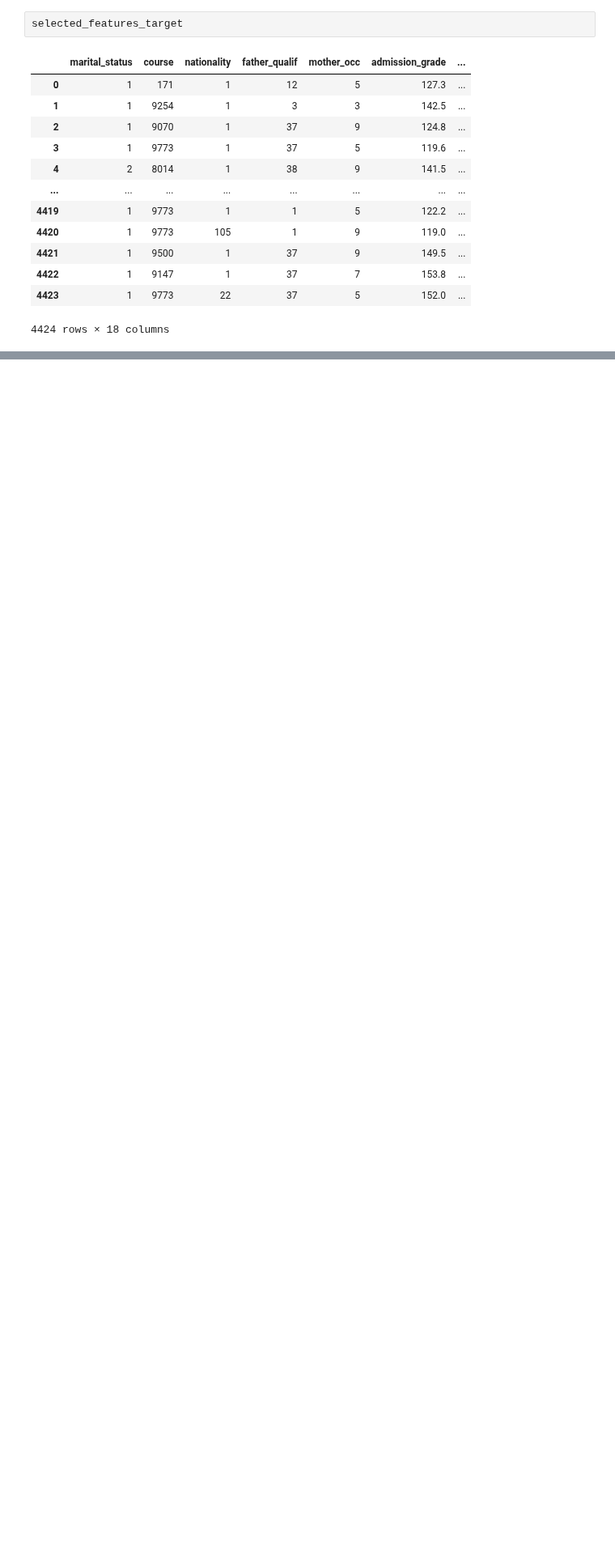
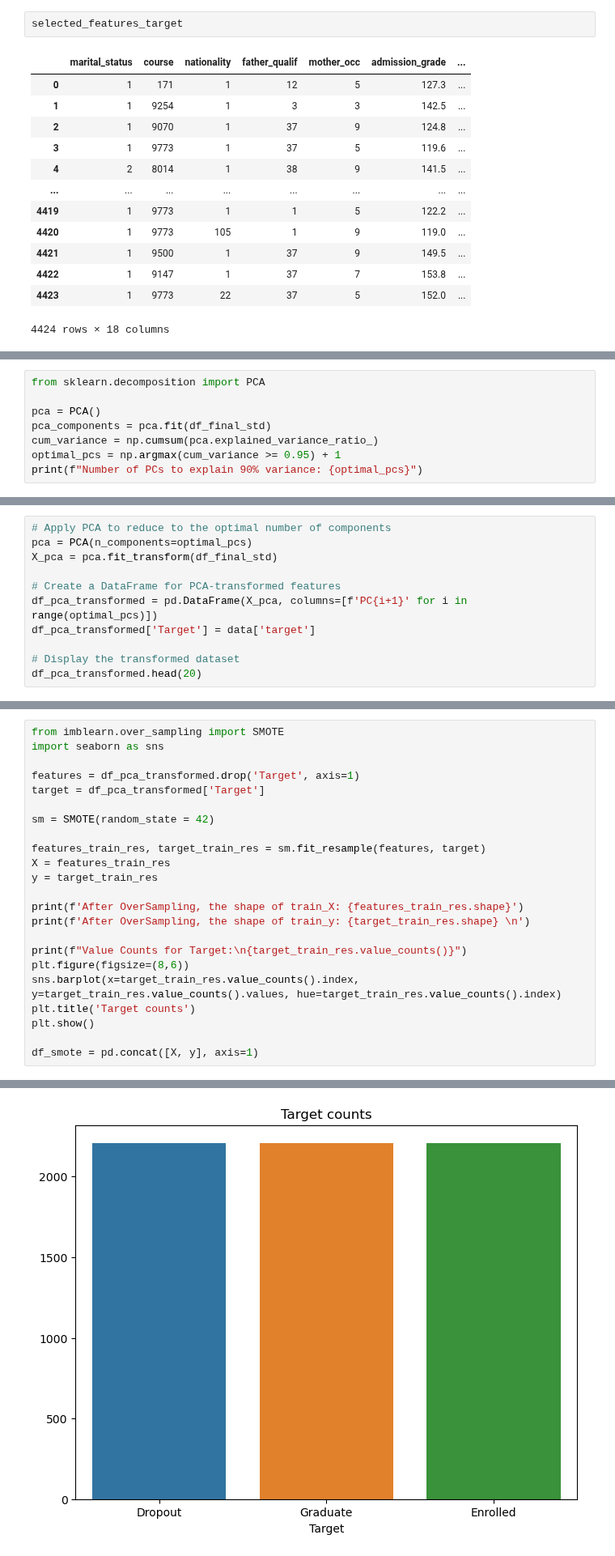
Before and after one commit to MSC-DS-Y1/Applied-Machine-Learning-Project, a Jupyter notebook: src/dataset/data_cleaning.ipynb, the cells around one changed output, grey strips where cells are left out. Shown at 81% size. Drawn from its saved outputs; the diff is of its cells as text; blank space fills up the shorter version.

Commit message:
Modified data cleaning file

```diff
--- a/src/dataset/data_cleaning.ipynb
+++ b/src/dataset/data_cleaning.ipynb
@@ -396,0 +405,8 @@ selected_features_target
+# %%
+from sklearn.decomposition import PCA
+
+pca = PCA()
+pca_components = pca.fit(df_final_std)
+cum_variance = np.cumsum(pca.explained_variance_ratio_)
+optimal_pcs = np.argmax(cum_variance >= 0.95) + 1
+print(f"Number of PCs to explain 90% variance: {optimal_pcs}")
@@ -396,0 +415,11 @@ selected_features_target
+# %%
+# Apply PCA to reduce to the optimal number of components
+pca = PCA(n_components=optimal_pcs)
+X_pca = pca.fit_transform(df_final_std)
+
+# Create a DataFrame for PCA-transformed features
+df_pca_transformed = pd.DataFrame(X_pca, columns=[f'PC{i+1}' for i in range(optimal_pcs)])
+df_pca_transformed['Target'] = data['target']
+
+# Display the transformed dataset
+df_pca_transformed.head(20)
@@ -396,0 +444,24 @@ selected_features_target
+# %%
+from imblearn.over_sampling import SMOTE
+import seaborn as sns
+
+features = df_pca_transformed.drop('Target', axis=1)
+target = df_pca_transformed['Target']
+
+sm = SMOTE(random_state = 42)
+
+features_train_res, target_train_res = sm.fit_resample(features, target)
+X = features_train_res
+y = target_train_res
+
+print(f'After OverSampling, the shape of train_X: {features_train_res.shape}')
+print(f'After OverSampling, the shape of train_y: {target_train_res.shape} \n')
+
+print(f"Value Counts for Target:\n{target_train_res.value_counts()}")
+plt.figure(figsize=(8,6))
+sns.barplot(x=target_train_res.value_counts().index, y=target_train_res.value_counts().values, hue=target_train_res.value_counts().index)
+plt.title('Target counts')
+plt.show()
+
+df_smote = pd.concat([X, y], axis=1)
+# %% [output]
@@ -397 +477,2 @@ selected_features_target
+[figure, added]
 # %%
```
Also changed, not shown: parts of 11 cells of this notebook, 3 other files.
